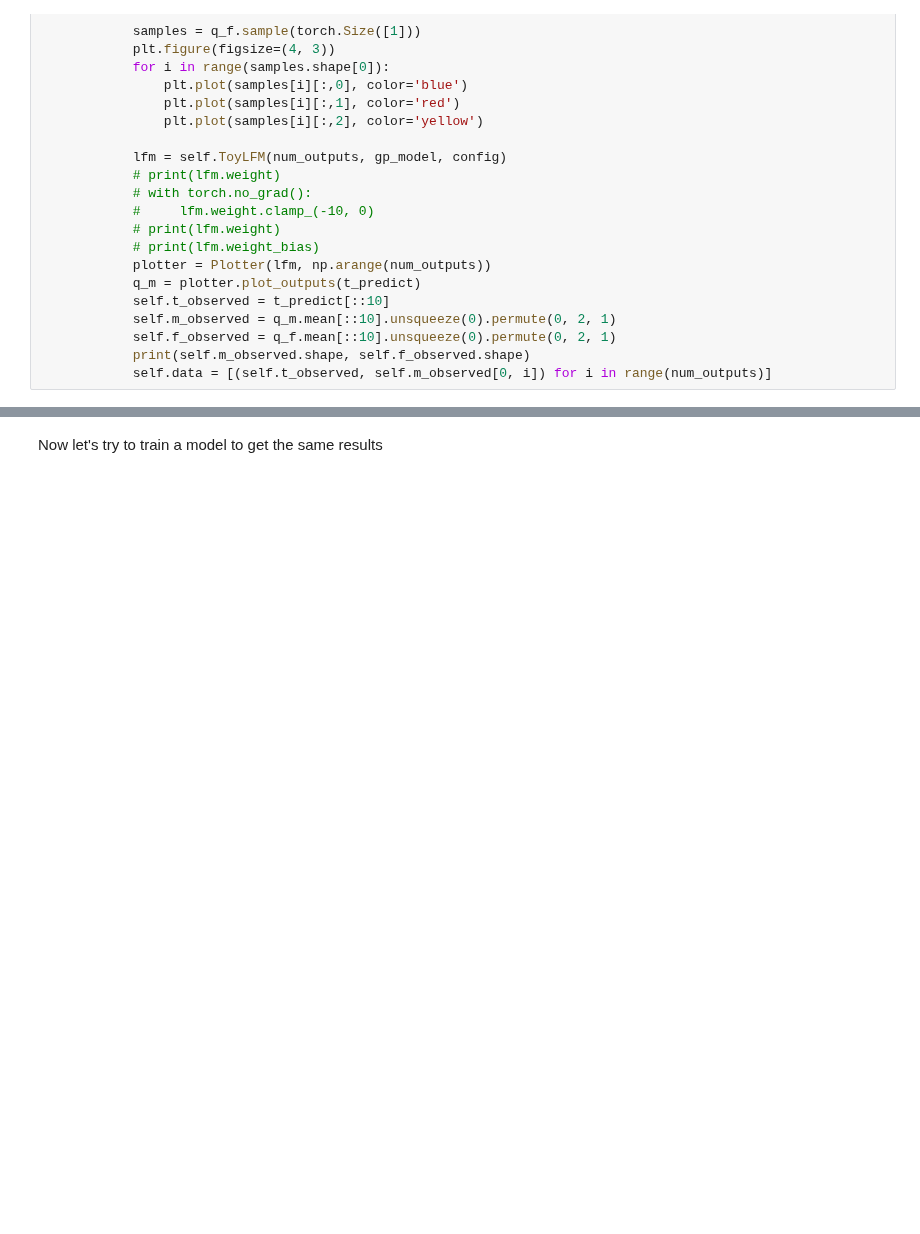
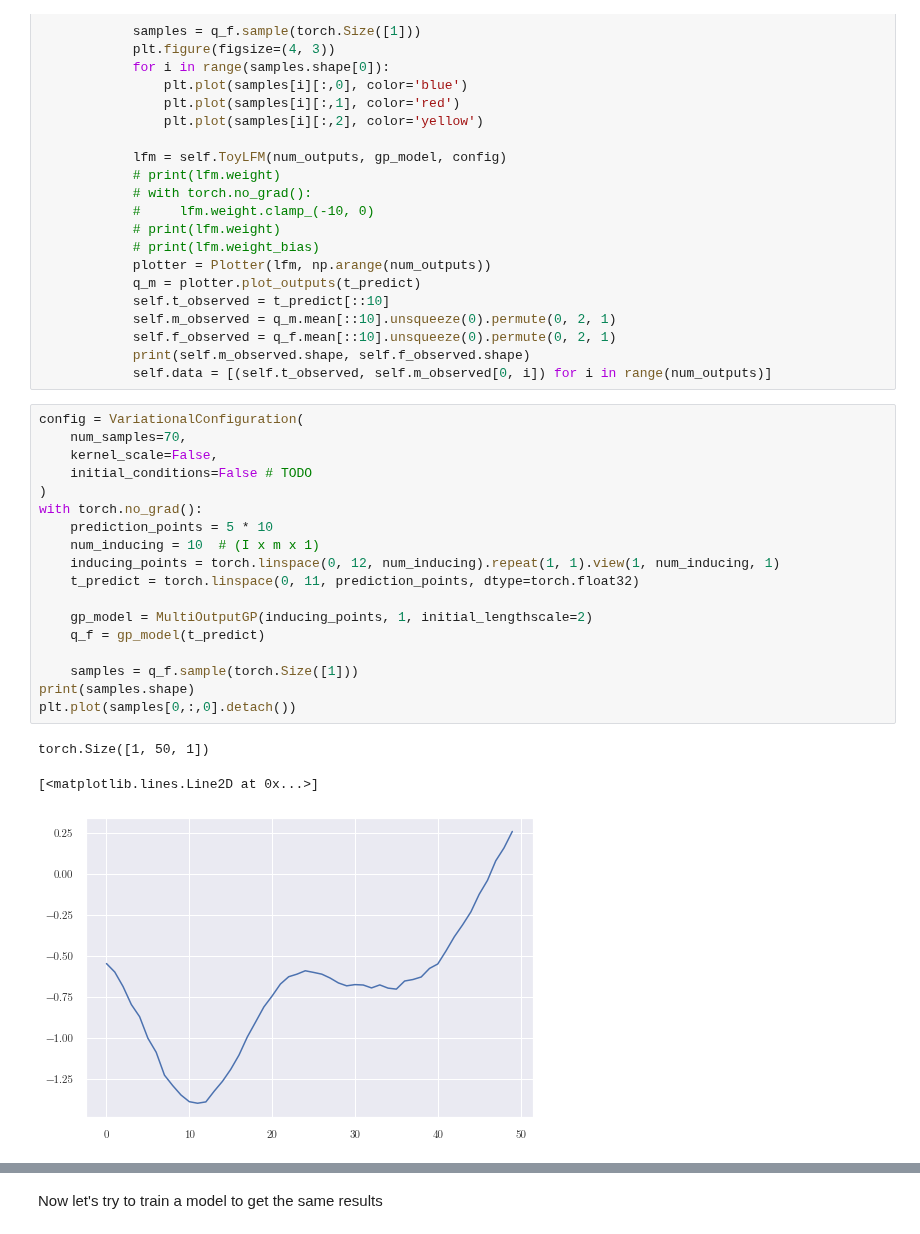
Before and after one commit to mossjacob/alfi, a Jupyter notebook: docs/notebooks/nonlinear/multitf.ipynb, the cells around one changed output, grey strips where cells are left out. Saved outputs shown, nothing was run; the diff lists cells and outputs as text; blank space fills up the shorter version.

```diff
--- a/docs/notebooks/nonlinear/multitf.ipynb
+++ b/docs/notebooks/nonlinear/multitf.ipynb
@@ -109,6 +109,28 @@ class ToyTimeSeries(TranscriptomicTimeSeries):
             self.f_observed = q_f.mean[::10].unsqueeze(0).permute(0, 2, 1)
             print(self.m_observed.shape, self.f_observed.shape)
             self.data = [(self.t_observed, self.m_observed[0, i]) for i in range(num_outputs)]
+# %%
+config = VariationalConfiguration(
+    num_samples=70,
+    kernel_scale=False,
+    initial_conditions=False # TODO
+)
+with torch.no_grad():
+    prediction_points = 5 * 10
+    num_inducing = 10  # (I x m x 1)
+    inducing_points = torch.linspace(0, 12, num_inducing).repeat(1, 1).view(1, num_inducing, 1)
+    t_predict = torch.linspace(0, 11, prediction_points, dtype=torch.float32)
+
+    gp_model = MultiOutputGP(inducing_points, 1, initial_lengthscale=2)
+    q_f = gp_model(t_predict)
+
+    samples = q_f.sample(torch.Size([1]))
+print(samples.shape)
+plt.plot(samples[0,:,0].detach())
+# %% [output]
+torch.Size([1, 50, 1])
+[<matplotlib.lines.Line2D at 0x...>]
+[figure, added]
 # %%
 num_latents = 3
 num_outputs = 30
```
Also changed, not shown: parts of 1 cell of this notebook, 9 other files.
